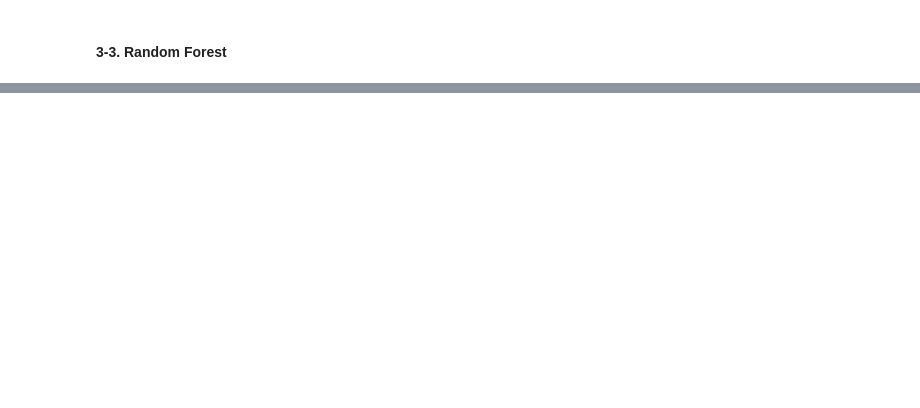
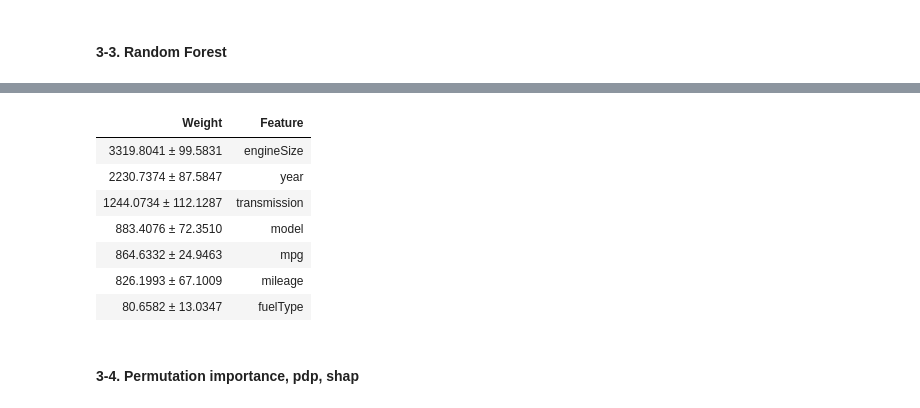
Before and after one commit to KYOH95/Project_2_Car_Analysis, a Jupyter notebook: Project2.ipynb, the cells around one changed output, grey strips where cells are left out. Saved outputs shown, nothing was run; the diff lists cells and outputs as text; code cells hidden in the pictures; blank space fills up the shorter version.

```diff
--- a/Project2.ipynb
+++ b/Project2.ipynb
@@ -796,0 +837,33 @@ clf.fit(X_train, y_train);
+# %%
+# Permutation Importance, Mean Decrease Accuracy,MDA
+
+import warnings
+warnings.simplefilter(action='ignore', category=FutureWarning)
+from sklearn.pipeline import Pipeline
+import eli5
+from eli5.sklearn import PermutationImportance
+
+# encoder, imputer를 preprocessing으로 묶었습니다. 후에 eli5 permutation 계산에 사용합니다
+pipe = Pipeline([
+    ('preprocessing', make_pipeline(OrdinalEncoder(), SimpleImputer())),
+    ('rf', RandomForestRegressor(n_estimators=100, random_state=2, n_jobs=-1))
+])
+
+pipe.fit(X_train, y_train)
+
+# permuter 정의
+permuter = PermutationImportance(
+    pipe.named_steps['rf'], # model
+    scoring='neg_mean_absolute_error', # regressor
+    n_iter=5, # 다른 random seed를 사용하여 5번 반복
+    random_state=2
+)
+
+# permuter 계산은 preprocessing 된 X_val을 사용합니다.
+X_val_transformed = pipe.named_steps['preprocessing'].transform(X_val)
+
+# 실제로 fit 의미보다는 스코어를 다시 계산하는 작업입니다
+permuter.fit(X_val_transformed, y_val);
+# %%
+feature_names = X_val.columns.tolist()
+pd.Series(permuter.feature_importances_, feature_names).sort_values(ascending = False)
@@ -796,0 +879,18 @@ clf.fit(X_train, y_train);
+# %%
+# 특성별 score 확인
+eli5.show_weights(
+    permuter,
+    top=None, # top n 지정 가능, None 일 경우 모든 특성
+    feature_names=feature_names # list 형식으로 넣어야 합니다
+)
+# %% [output]
+| Weight | Feature |
+| 3319.8041 ± 99.5831 | engineSize |
+| 2230.7374 ± 87.5847 | year |
+| 1244.0734 ± 112.1287 | transmission |
+| 883.4076 ± 72.3510 | model |
+| 864.6332 ± 24.9463 | mpg |
+| 826.1993 ± 67.1009 | mileage |
+| 80.6582 ± 13.0347 | fuelType |
+# %% [markdown]
+#### 3-4. Permutation importance, pdp, shap
```
Also changed, not shown: parts of 39 cells of this notebook.
